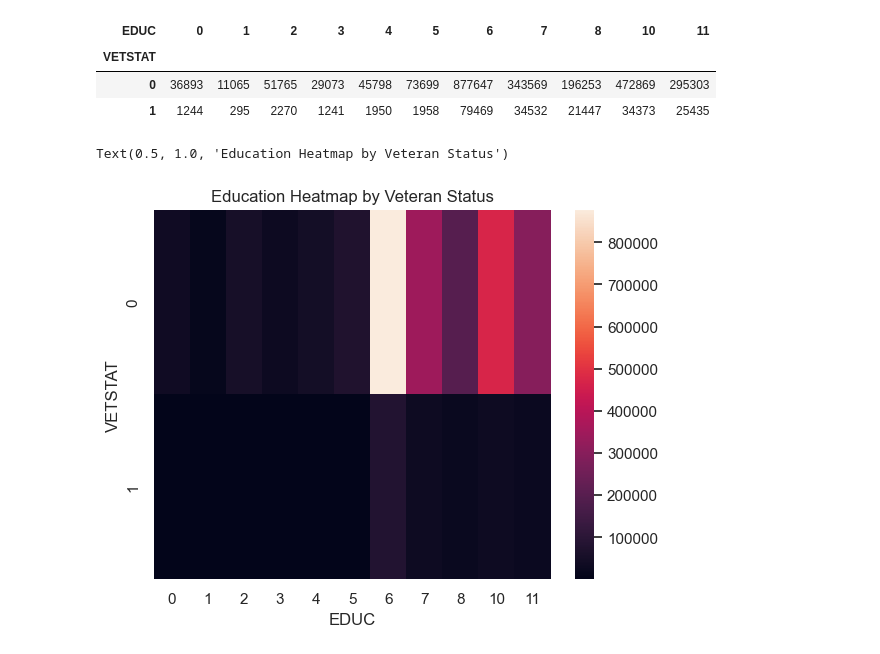
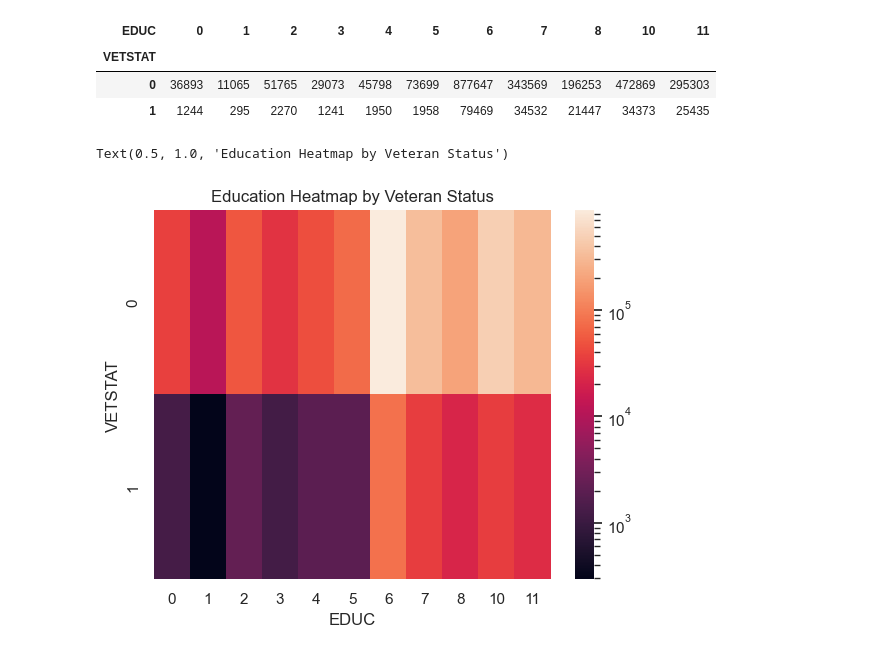
Before and after one commit to Fobertree/Econ220FinalProject, a Jupyter notebook: main.ipynb, the cells around one changed output. Cells and saved outputs as stored; diff of their text form; code cells hidden in the pictures.

```diff
--- a/main.ipynb
+++ b/main.ipynb
@@ -349,19 +351,16 @@ plt.show()
 sns.set_theme(style="darkgrid")
 
 # Create Percentage column
-educ_total = []
-for i in total["EDUC"].value_counts().index.to_list():
-    cnt = total[total["EDUC"] == i]["count"].sum()
-    for _ in range(2):
-        educ_total.append(cnt)
+educ_total = total.groupby("EDUC")["count"].sum()
+print(educ_total)
+total["PCT"] = total["count"] / total["EDUC"].map(educ_total) * 100
 
-total["PCT"] = total["count"] / pd.Series(educ_total) * 200
 
 # Begin plotting
 bar1 = sns.barplot(x='EDUC',y='PCT',data=total,color='darkblue',errorbar=None)
 # Bottom bar
 vet = total[total['VETSTAT']==1]
-
+print(f"total: {total[total['VETSTAT']==0]}\n\n vet: {vet}")
 bar2 = sns.barplot(x='EDUC',y='PCT',data=vet,estimator=sum,errorbar=None,color='lightblue')
 
 top_bar = mpatches.Patch(color='darkblue', label='Non-Veteran')
@@ -369,8 +368,12 @@ bottom_bar = mpatches.Patch(color='lightblue', label='Veteran')
 plt.legend(handles=[top_bar,bottom_bar])
 
 # show the graph
-plt.title("Stacked Log Bar Plot of Veteran Status By Education Level")
-plt.ylabel("Veteran Status (PCT)")
+plt.title("Stacked Percentage Bar Plot of Veteran Status By Education Level")
+plt.ylabel("Education Code Rates by Veteran Status (PCT)")
+fmt = '%.0f%%'
+yticks = mtick.FormatStrFormatter(fmt)
+#print(plt.gca())
+plt.gca().yaxis.set_major_formatter(yticks)
 
 plt.show()
 # %% [output]
@@ -386,8 +406,8 @@ heatmap_df
 | 0 | 36893 | 11065 | 51765 | 29073 | 45798 | 73699 | 877647 | 343569 | 196253 | 472869 | 295303 |
 | 1 | 1244 | 295 | 2270 | 1241 | 1950 | 1958 | 79469 | 34532 | 21447 | 34373 | 25435 |
 # %%
-sns.heatmap(data = heatmap_df).set_title("Education Heatmap by Veteran Status")
+sns.heatmap(data = heatmap_df,norm=LogNorm()).set_title("Education Heatmap by Veteran Status")
 # Might need to make this logarithmic as well
 # %% [output]
 Text(0.5, 1.0, 'Education Heatmap by Veteran Status')
-[figure, old version]
+[figure, new version]
```
Also changed, not shown: parts of 10 cells of this notebook.
